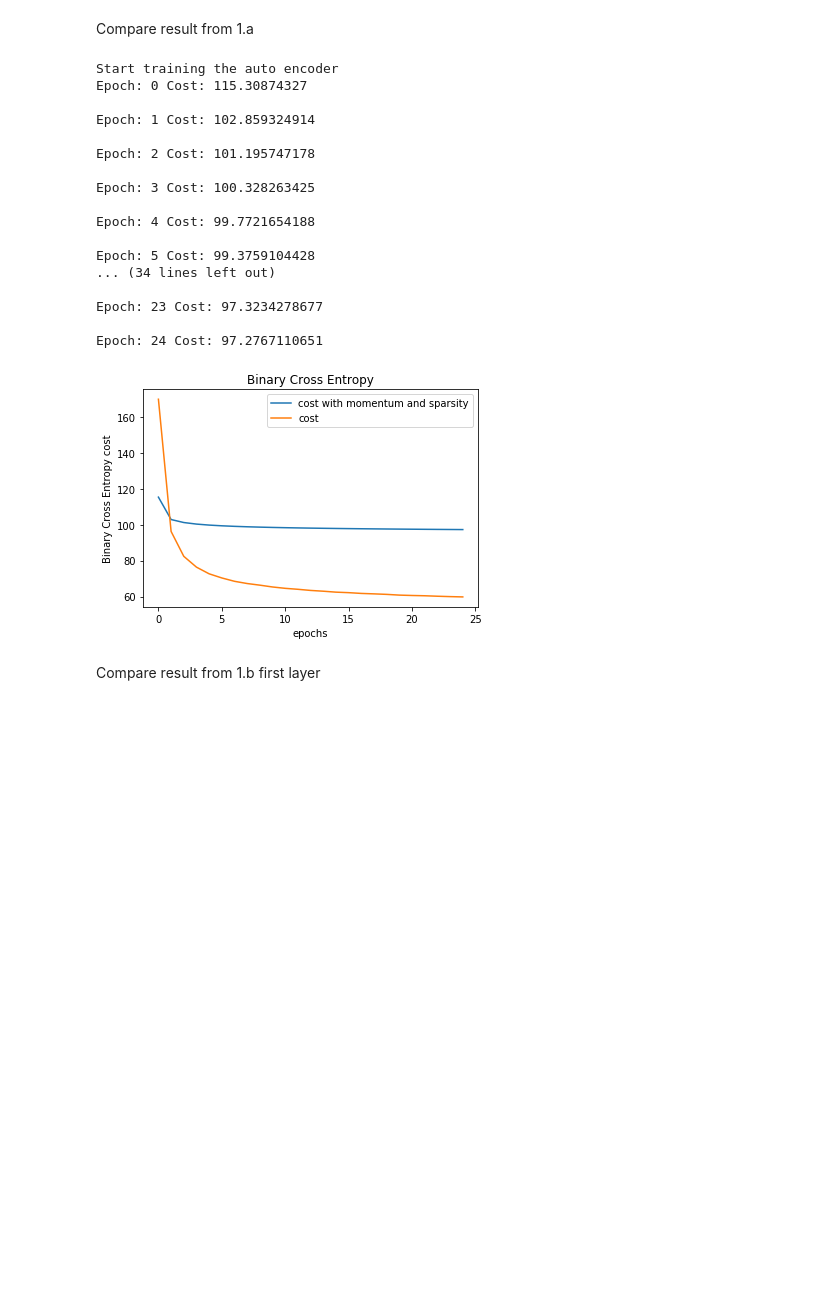
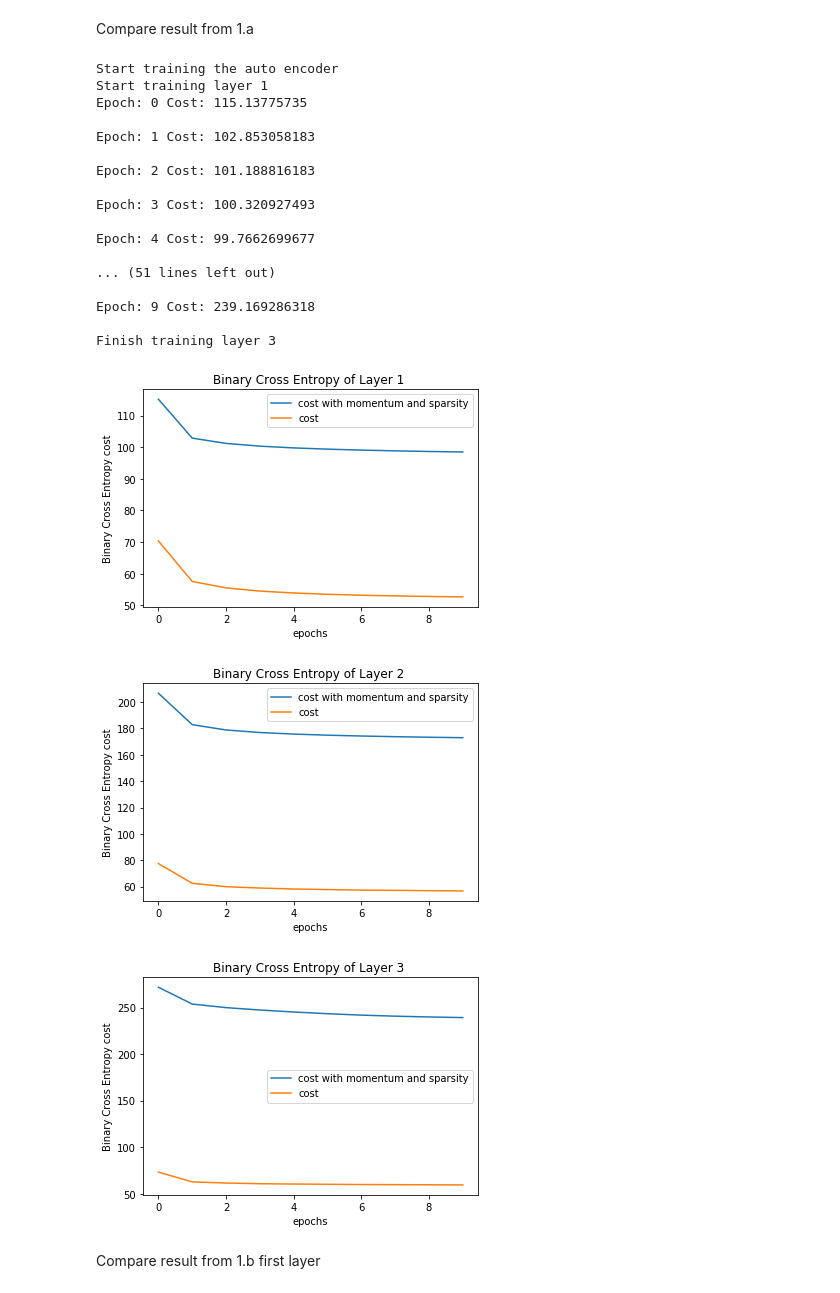
Before and after one commit to edwardsujono/neural_network_deep_cnn_autoencoder, a Jupyter notebook: Auto Encoder.ipynb, the cells around one changed output. Cells and saved outputs as stored; diff of their text form; code cells hidden in the pictures; blank space fills up the shorter version.

```diff
--- a/Auto Encoder.ipynb
+++ b/Auto Encoder.ipynb
@@ -743,59 +652,64 @@ parameter 𝛽 = 0.5, and sparsity parameter 𝜌 = 0.05. Compare the results wi
 Compare result from 1.a
 # %%
 num_feature = len(train_x[0])
-list_hidden_layer = [900]
-epochs = 25
+list_hidden_layer = [900, 625, 400]
+epochs = 10
 batch_size = 128
 num_output = 10
 momentum = 0.1
 sparsity_parameter = 0.05
 penalty_parameter = 0.5
 
 softmax_momentum_sparsity = SoftmaxAutoEncoder(
     num_features=num_feature, num_outputs=num_output,
     list_hidden_layer=list_hidden_layer, learning_rate=0.1,
     sparsity_parameter=sparsity_parameter, penalty_parameter=penalty_parameter,
     momentum=momentum, use_sparsity=True, use_momentum=True
 )
 
 softmax_momentum_sparsity.start_train_auto_encoder(epochs=epochs, batch_size=batch_size,
                                  train_x=train_x, train_y=train_y, verbose=True)
 
-list_cost_momentum_sparsity = softmax_momentum_sparsity.get_total_costs_of_auto_encoder()
-list_normal_cost = softmax.get_total_costs_of_auto_encoder()
+list_cost_momentum_sparsity_all_layer = softmax_momentum_sparsity.get_total_costs_of_auto_encoder()
+list_normal_cost_all_layer = softmax.get_total_costs_of_auto_encoder()
 
 
 visualizer = DataVisualizationWithLabels()
 
 %matplotlib inline
+cntr = 1
 
-visualizer.show_plot(list_x_point=[range(epochs) for k in range(2)],
-                     list_y_point=[list_cost_momentum_sparsity, list_normal_cost],
-                     x_label='epochs',
-                     y_label='Binary Cross Entropy cost',
-                     title='Binary Cross Entropy',
-                     figure_name='project_b/images/1a_cost.png',
-                     labels=['cost with momentum and sparsity', 'cost']
-                    )
+for list_cost_momentum_sparsity, list_normal_cost in zip(list_cost_momentum_sparsity_all_layer, list_normal_cost_all_layer):
+    visualizer.show_plot(list_x_point=[range(epochs) for k in range(2)],
+                         list_y_point=[list_cost_momentum_sparsity, list_normal_cost],
+                         x_label='epochs',
+                         y_label='Binary Cross Entropy cost',
+                         title='Binary Cross Entropy of Layer %s ' % cntr ,
+                         figure_name='project_b/images/3a_cost_layer_%s.png' % cntr,
+                         labels=['cost with momentum and sparsity', 'cost']
+                        )
+    cntr += 1
 # %% [output]
 Start training the auto encoder
-Epoch: 0 Cost: 115.30874327
+Start training layer 1
+Epoch: 0 Cost: 115.13775735
 
-Epoch: 1 Cost: 102.859324914
+Epoch: 1 Cost: 102.853058183
 
-Epoch: 2 Cost: 101.195747178
+Epoch: 2 Cost: 101.188816183
 
-Epoch: 3 Cost: 100.328263425
+Epoch: 3 Cost: 100.320927493
 
-Epoch: 4 Cost: 99.7721654188
+Epoch: 4 Cost: 99.7662699677
 
-Epoch: 5 Cost: 99.3759104428
-... (34 lines left out)
+... (51 lines left out)
 
-Epoch: 23 Cost: 97.3234278677
+Epoch: 9 Cost: 239.169286318
 
-Epoch: 24 Cost: 97.2767110651
+Finish training layer 3
-[figure, old version]
+[figure, new version]
+[figure, added]
+[figure, added]
 # %% [markdown]
 Compare result from 1.b first layer
 # %%
```
Also changed, not shown: parts of 15 cells of this notebook.
